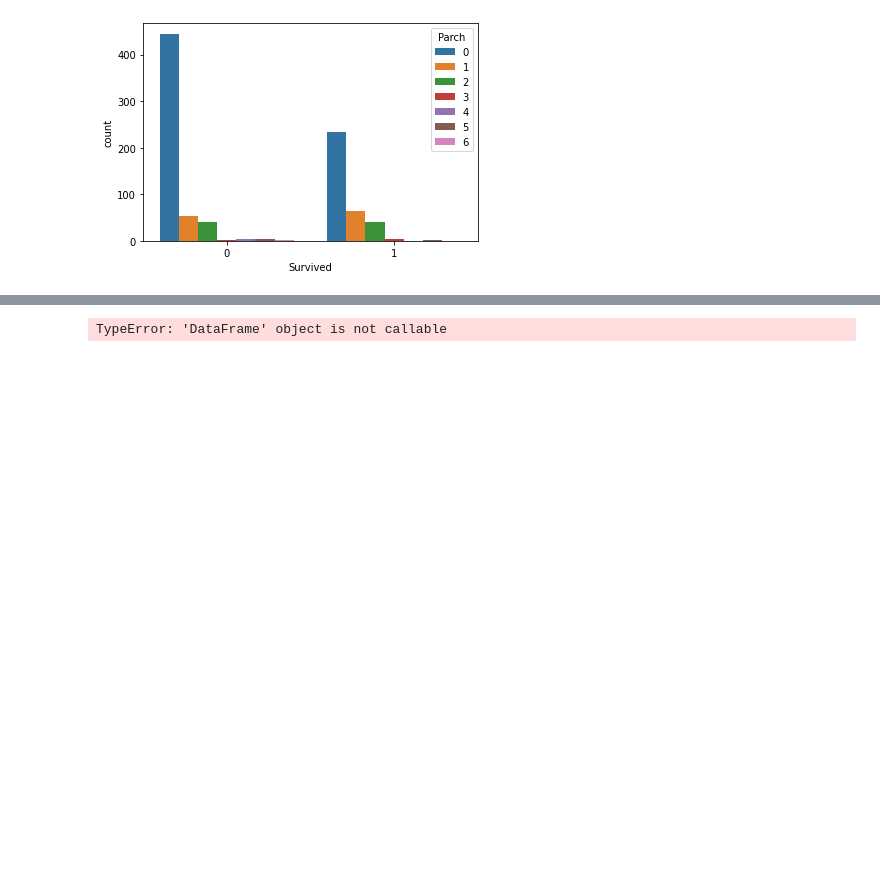
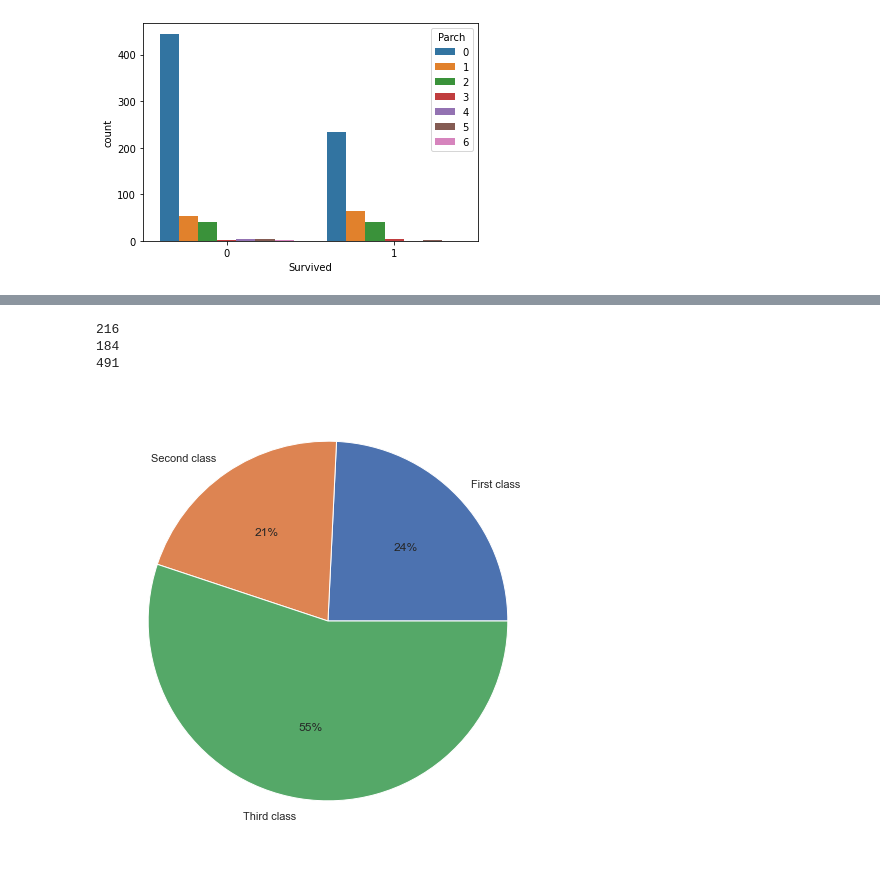
Before and after one commit to Daredeveil/CAB-21, a Jupyter notebook: titanic/titanic_2_5plt.ipynb, the cells around one changed output, grey strips where cells are left out. Cells and saved outputs as stored; diff of their text form; code cells hidden in the pictures; blank space fills up the shorter version.

```diff
--- a/titanic/titanic_2_5plt.ipynb
+++ b/titanic/titanic_2_5plt.ipynb
@@ -130,6 +132,18 @@ plt.show()
+# %%
+first_class = (df['Pclass'] == 1).sum()
+second_class = (df['Pclass'] == 2).sum()
+third_class = (df['Pclass'] == 3).sum()
+print(first_class)
+print(second_class)
+print(third_class)
+# %% [output]
+216
+184
+491
 # %%
 labels = ['First class', 'Second class', 'Third class']
-sizes = [(df(df['Pclass'] == 1).value_counts()), (df(df['Pclass'] == 2).value_counts()), (df(df['Pclass'] == 3).value_counts())]
-plt.pie(sizes, labels)
+
+sizes = [first_class, second_class, third_class]
+plt.pie(x=sizes, labels=labels, autopct='%2.0f%%');
 # %% [output]
-TypeError: 'DataFrame' object is not callable
+[figure, added]
```
Also changed, not shown: parts of 3 cells of this notebook.
